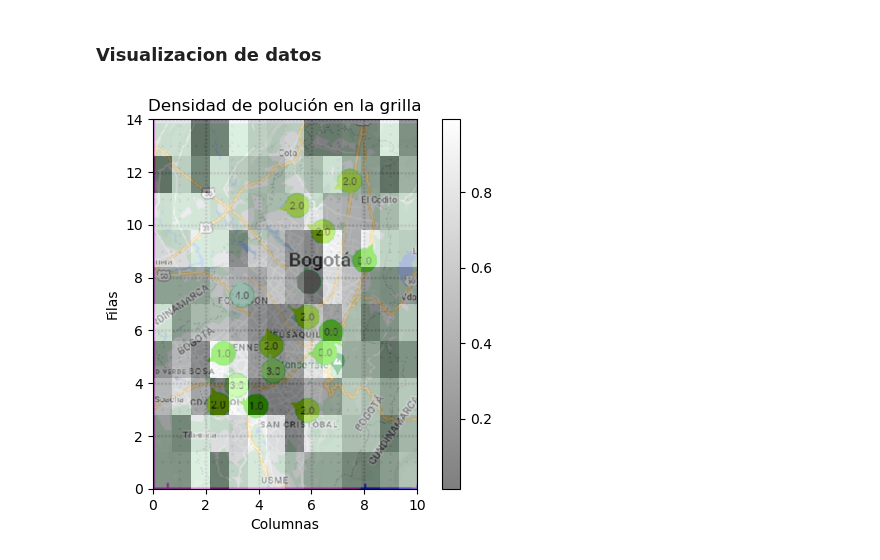
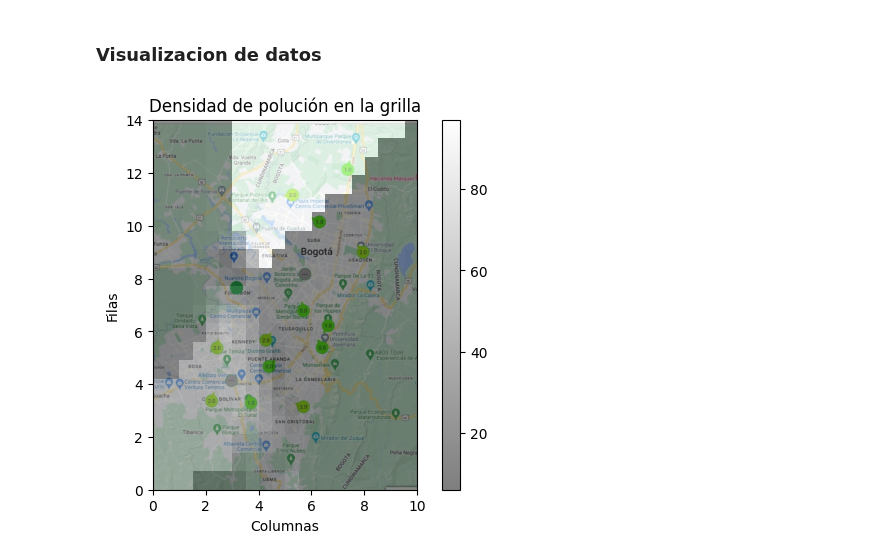
Before and after one commit to svargasro/Wildfire-Smoke-Spread-Over-Bogot-Workshops, a Jupyter notebook: Proyecto Final/Codigo/Analisis de Datos/Polucion/mapa_contaminacion.ipynb, the cells around one changed output. Cells and saved outputs as stored; diff of their text form; code cells hidden in the pictures.

Commit message:
Added interpolation to polucion data

```diff
--- a/Proyecto Final/Codigo/Analisis de Datos/Polucion/mapa_contaminacion.ipynb
+++ b/Proyecto Final/Codigo/Analisis de Datos/Polucion/mapa_contaminacion.ipynb
@@ -139,0 +144,3 @@ df_enero22.fillna(value=-1)
+# %%
+PM10 = df_enero22.sort_index(axis=1).drop(columns=['fecha hora']).iloc[7][:16].values #Tenemos 16 estaciones
+df_enero22.sort_index(axis=1).drop(columns=['fecha hora']).iloc[7][:16]
@@ -139,0 +165,4 @@ df_enero22.fillna(value=-1)
+# %%
+coord = pd.read_csv('../estaciones_coord.txt')
+coord['PM10'] = PM10
+coord.iloc[:, [0, -4,-2, -1]].sort_values(by=['Estación'])
@@ -144,11 +194,8 @@ df_enero22.fillna(value=-1)
 #@title Visualización de la grilla
 def Mapa(data):
     # Cargar la imagen de fondo
-    background_image = mpimg.imread('../Mapa.png')
-
-
-
-
+    background_image = mpimg.imread('../Mapita.png')
+    Lx, Ly = 10, 14
     # Crear el plot
     fig, ax = plt.subplots()
 
@@ -170,11 +217,21 @@ def Mapa(data):
 
     # Mostrar el plot
     plt.show()
-
-Lx = 10
-Ly = 14
-# Crear una matriz de (Lx)x(Ly) con valores aleatorios entre 0 y 1
-data = np.random.rand(Lx, Ly)
-Mapa(data)
-# %% [output]
-[figure, removed]
+# %%
+points = np.array(coord[['x_cell', 'y_cell']])
+magnitudes = np.array(coord['PM10'])
+
+# direcciones = np.array((148,306,315,82,342,154,154,342,127,184))
+# direcciones = direcciones*np.pi/180.0
+
+# Crear una malla donde queremos interpolar los vectores
+grid_x, grid_y = np.mgrid[0:10:20j, 0:14:20j]
+
+# Interpolación para cada componente del vector
+# # Usamos 'cubic' para áreas donde hay suficientes datos y 'nearest' donde no
+grid_pm10_cubic = griddata(points, magnitudes, (grid_x, grid_y), method='cubic',)
+grid_pm10_nearest = griddata(points, magnitudes, (grid_x, grid_y), method='nearest',)
+grid_pm10_combined = np.where(np.isnan(grid_pm10_cubic), grid_pm10_nearest, grid_pm10_cubic)
+Mapa(grid_pm10_combined)
+# %% [output]
+[figure, added]
```
Also changed, not shown: parts of 11 cells of this notebook.
